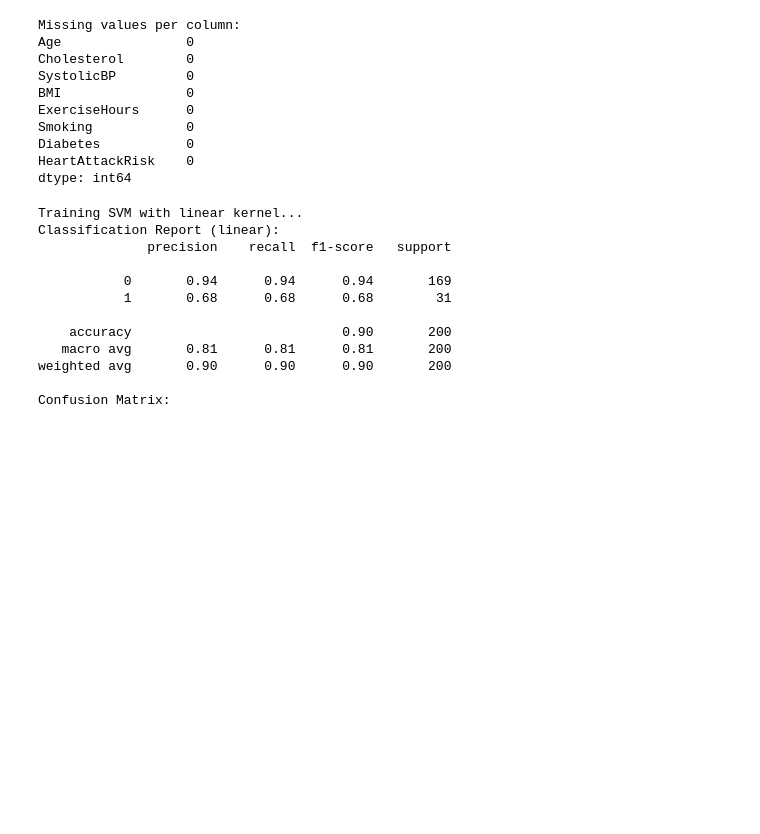
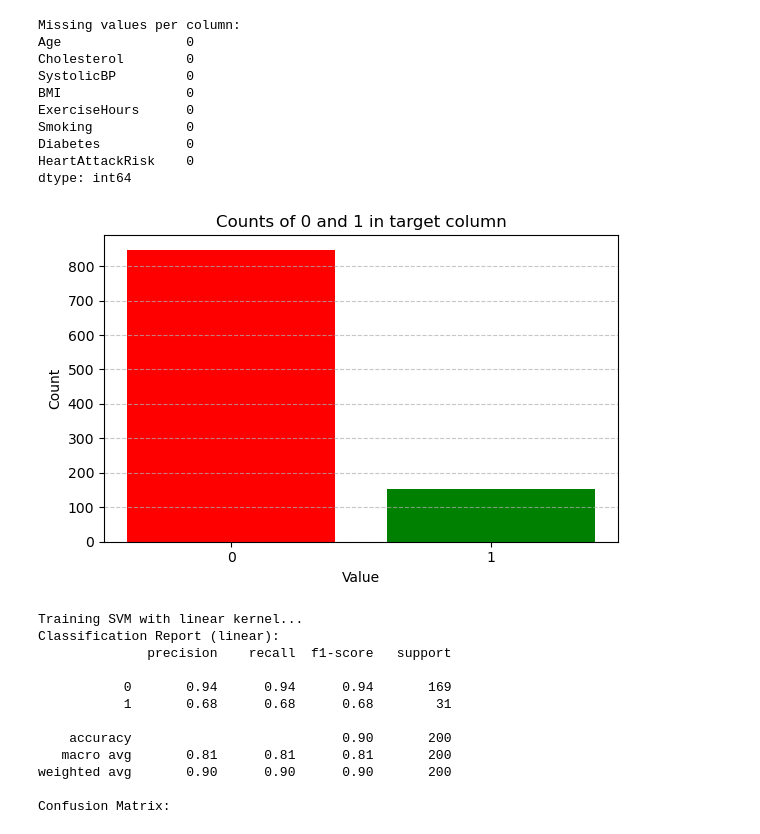
Before and after one commit to IamAlonKenneth/data-science-activities, a Jupyter notebook: Support Vector Machines (SVMs)/Support Vector Machines (SVMs).ipynb, the cells around one changed output. Saved outputs shown, nothing was run; the diff lists cells and outputs as text; code cells hidden in the pictures; blank space fills up the shorter version.

Commit message:
Added heart attack count balance

```diff
--- a/Support Vector Machines (SVMs)/Support Vector Machines (SVMs).ipynb
+++ b/Support Vector Machines (SVMs)/Support Vector Machines (SVMs).ipynb
@@ -56,6 +57,20 @@ Smoking            0
 Diabetes           0
 HeartAttackRisk    0
 dtype: int64
+# %%
+counts = df['HeartAttackRisk'].value_counts().sort_index()
+
+plt.figure(figsize=(6, 4))
+plt.bar(counts.index.astype(str), counts.values, color=['red', 'green'])
+plt.title('Counts of 0 and 1 in target column')
+plt.xlabel('Value')
+plt.ylabel('Count')
+plt.xticks([0, 1], ['0', '1'])
+plt.grid(axis='y', linestyle='--', alpha=0.7)
+plt.tight_layout()
+plt.show()
+# %% [output]
+[figure, added]
 # %%
 # Separate features and target
 X = df.drop("HeartAttackRisk", axis=1)
```
Also changed, not shown: parts of 2 cells of this notebook.
